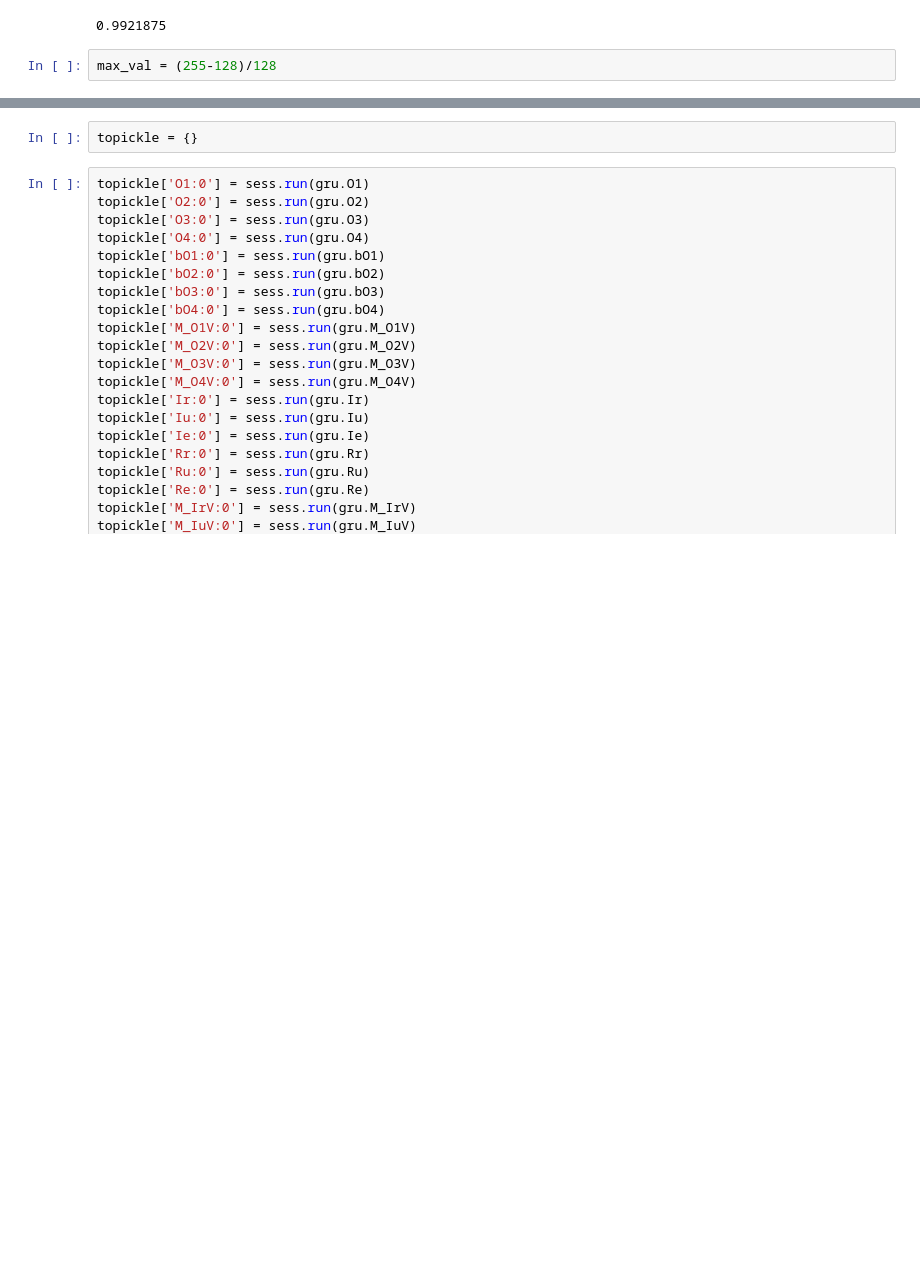
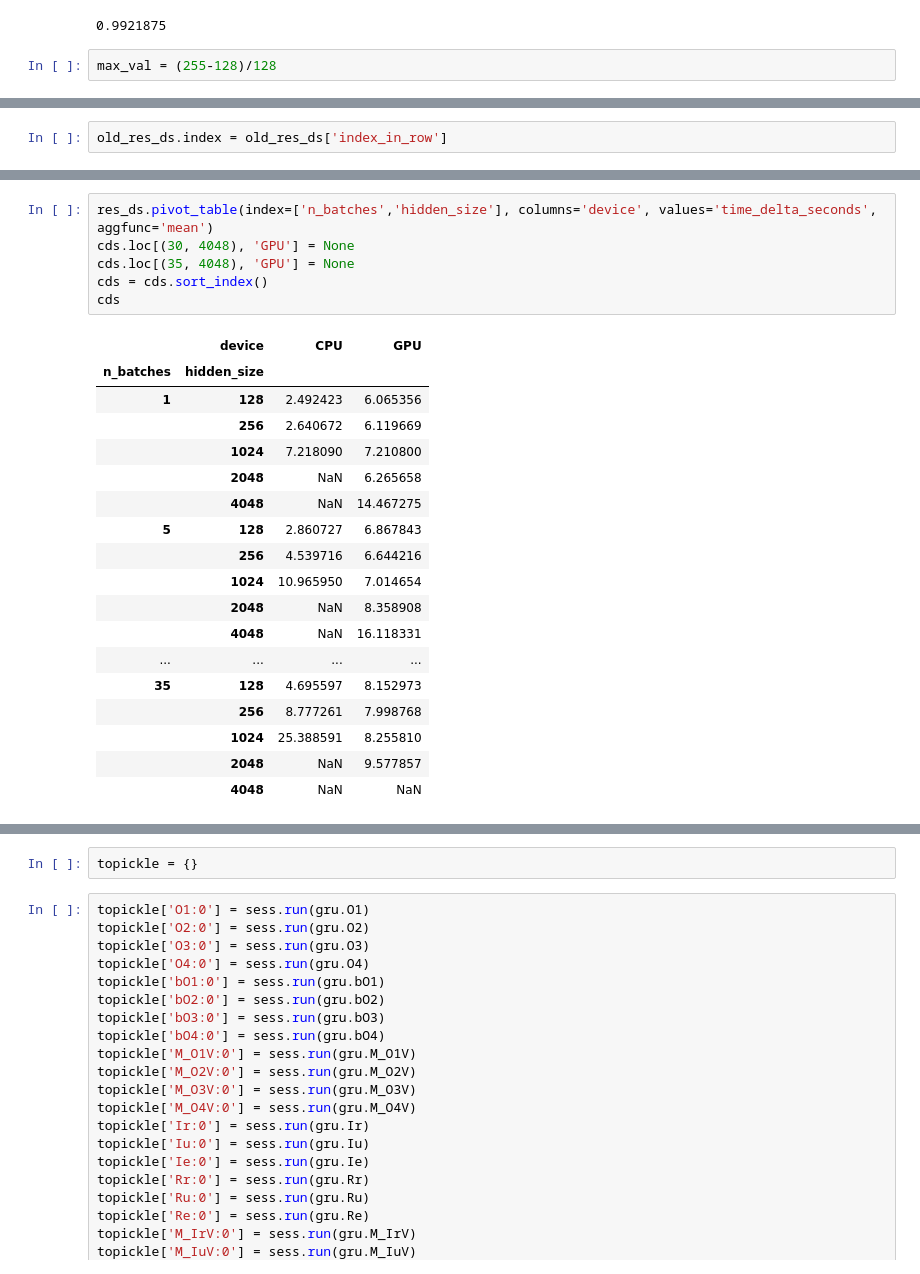
Before and after one commit to EgorDudyrev/Speach_Synthesizer, a Jupyter notebook: notebooks/ed-2019.05.20-Final_model1.ipynb, the cells around one changed output, grey strips where cells are left out. Drawn from its saved outputs; the diff is of its cells as text; blank space fills up the shorter version.

```diff
--- a/notebooks/ed-2019.05.20-Final_model1.ipynb
+++ b/notebooks/ed-2019.05.20-Final_model1.ipynb
@@ -238,0 +231,2 @@ If you're reading this message in another frontend (for example, a static render
+# %%
+old_res_ds.index = old_res_ds['index_in_row']
@@ -238,0 +366,25 @@ If you're reading this message in another frontend (for example, a static render
+# %%
+res_ds.pivot_table(index=['n_batches','hidden_size'], columns='device', values='time_delta_seconds', aggfunc='mean')
+cds.loc[(30, 4048), 'GPU'] = None
+cds.loc[(35, 4048), 'GPU'] = None
+cds = cds.sort_index()
+cds
+# %% [output]
+|  | device | CPU | GPU |
+| n_batches | hidden_size |  |  |
+| 1 | 128 | 2.492423 | 6.065356 |
+|  | 256 | 2.640672 | 6.119669 |
+|  | 1024 | 7.218090 | 7.210800 |
+|  | 2048 | NaN | 6.265658 |
+|  | 4048 | NaN | 14.467275 |
+| 5 | 128 | 2.860727 | 6.867843 |
+|  | 256 | 4.539716 | 6.644216 |
+|  | 1024 | 10.965950 | 7.014654 |
+|  | 2048 | NaN | 8.358908 |
+|  | 4048 | NaN | 16.118331 |
+| ... | ... | ... | ... |
+| 35 | 128 | 4.695597 | 8.152973 |
+|  | 256 | 8.777261 | 7.998768 |
+|  | 1024 | 25.388591 | 8.255810 |
+|  | 2048 | NaN | 9.577857 |
+|  | 4048 | NaN | NaN |
```
Also changed, not shown: parts of 65 cells of this notebook, 1 other file.
